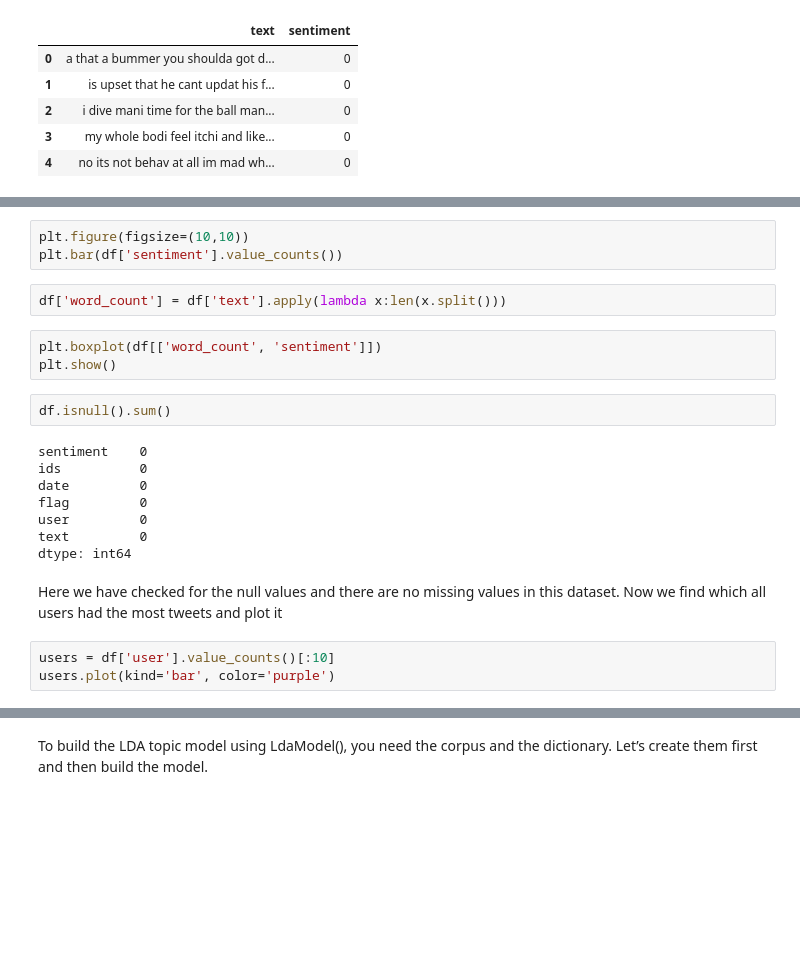
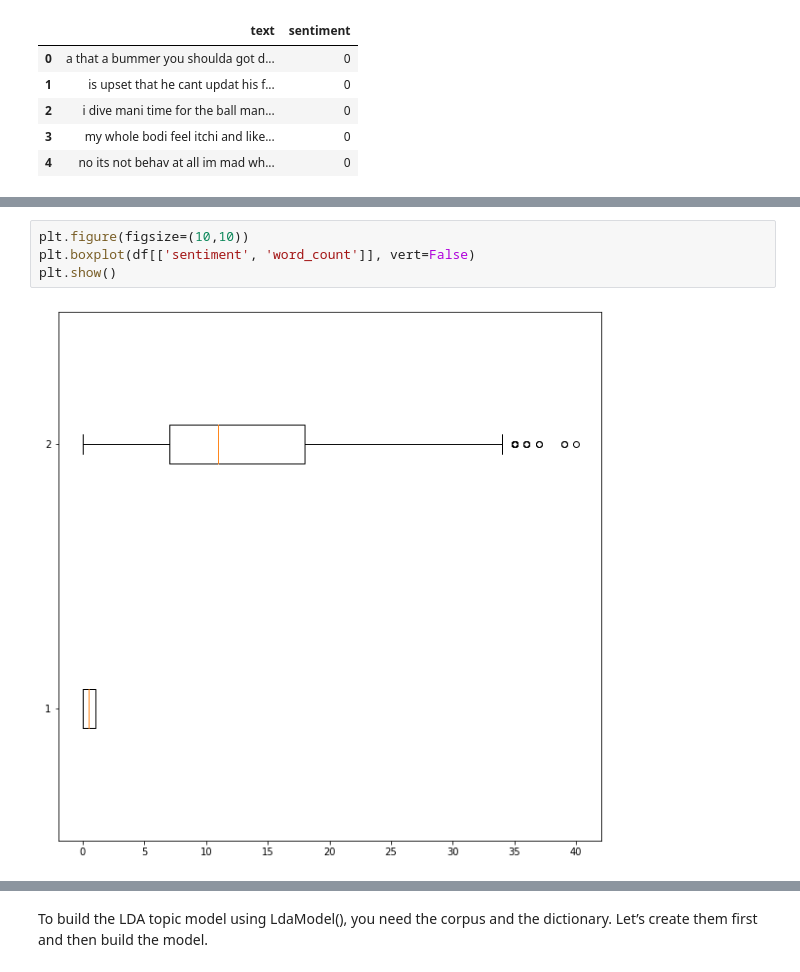
Before and after one commit to esfandiaryfard/TwitterSentimentAnalysis, a Jupyter notebook: eda.ipynb, the cells around one changed output, grey strips where cells are left out. Cells and saved outputs as stored; diff of their text form; blank space fills up the shorter version.

```diff
--- a/eda.ipynb
+++ b/eda.ipynb
@@ -39,24 +60,6 @@ df.head()
 # %%
 plt.figure(figsize=(10,10))
-plt.bar(df['sentiment'].value_counts())
+plt.boxplot(df[['sentiment', 'word_count']], vert=False)
+plt.show()
+# %% [output]
+[figure, added]
-# %%
-df['word_count'] = df['text'].apply(lambda x:len(x.split()))
-# %%
-plt.boxplot(df[['word_count', 'sentiment']])
-plt.show()
-# %%
-df.isnull().sum()
-# %% [output]
-sentiment    0
-ids          0
-date         0
-flag         0
-user         0
-text         0
-dtype: int64
-# %% [markdown]
-Here we have checked for the null values and there are no missing values in this dataset.
-Now we find which all users had the most tweets and plot it
-# %%
-users = df['user'].value_counts()[:10]
-users.plot(kind='bar', color='purple')
```
Also changed, not shown: parts of 36 cells of this notebook, 6 other files.
